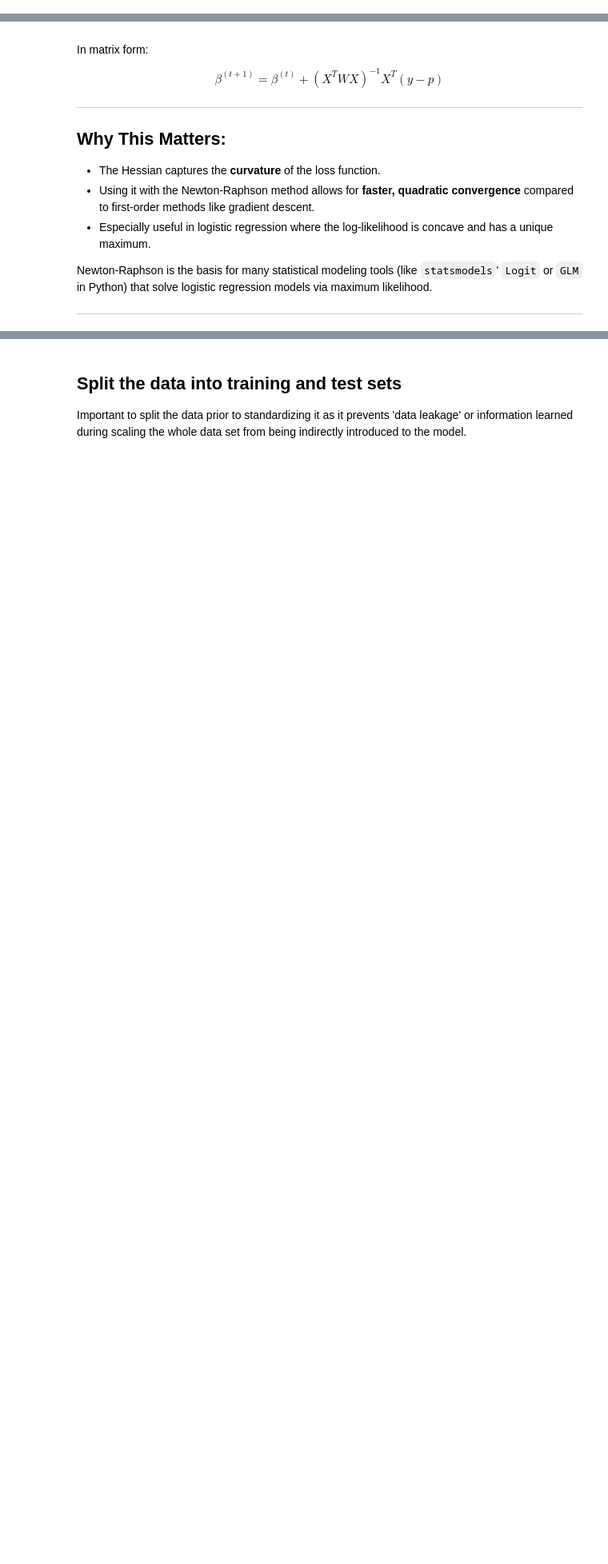
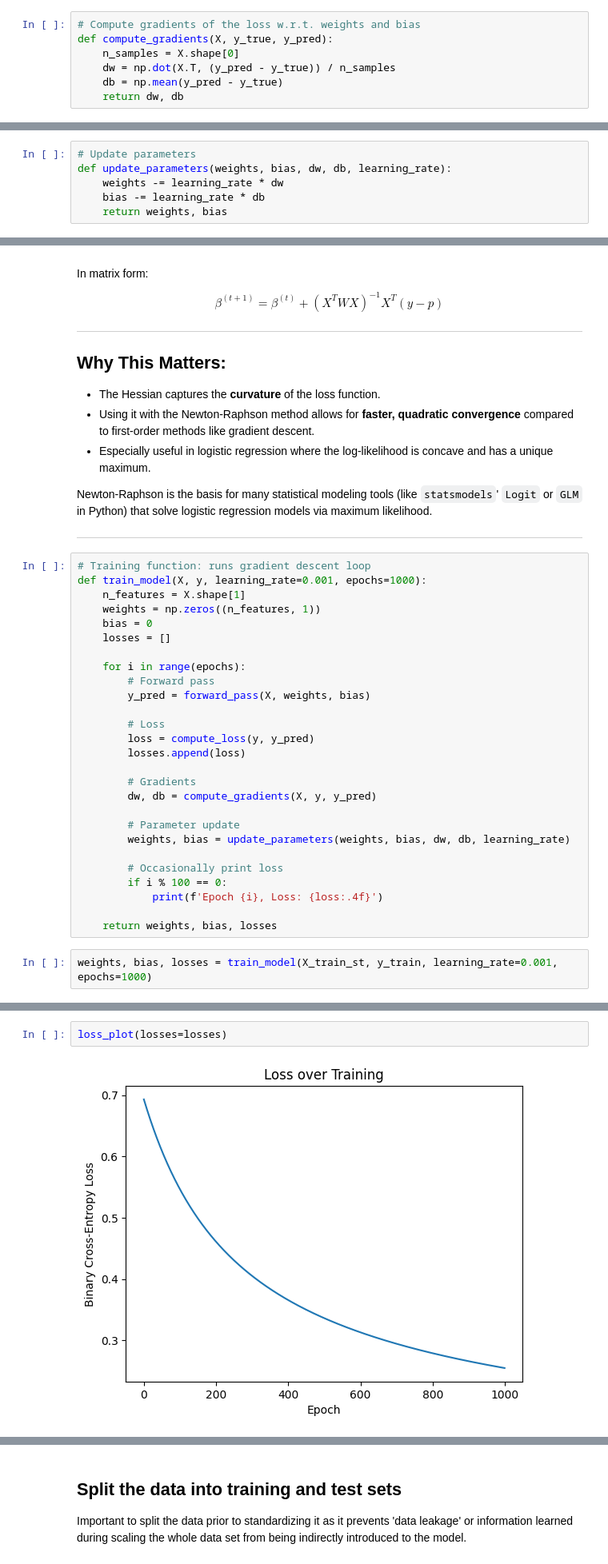
Before and after one commit to mickeyadd/my_risk_toolkit, a Jupyter notebook: Machine Learning Notes/Classification Models/Logistic Regression.ipynb, the cells around one changed output, grey strips where cells are left out. Shown at 80% size. Drawn from its saved outputs; the diff is of its cells as text; blank space fills up the shorter version.

```diff
--- a/Machine Learning Notes/Classification Models/Logistic Regression.ipynb
+++ b/Machine Learning Notes/Classification Models/Logistic Regression.ipynb
@@ -226,0 +457,7 @@ $$
+# %%
+# Compute gradients of the loss w.r.t. weights and bias
+def compute_gradients(X, y_true, y_pred):
+    n_samples = X.shape[0]
+    dw = np.dot(X.T, (y_pred - y_true)) / n_samples
+    db = np.mean(y_pred - y_true)
+    return dw, db
@@ -227,3 +488,9 @@ $$
+# %%
+# Update parameters
+def update_parameters(weights, bias, dw, db, learning_rate):
+    weights -= learning_rate * dw
+    bias -= learning_rate * db
+    return weights, bias
 # %% [markdown]
 ## Hessian of the Loss Function
 
@@ -269,3 +536,32 @@ $$
 Newton-Raphson is the basis for many statistical modeling tools (like `statsmodels`' `Logit` or `GLM` in Python) that solve logistic regression models via maximum likelihood.
 
 ---
+# %%
+# Training function: runs gradient descent loop
+def train_model(X, y, learning_rate=0.001, epochs=1000):
+    n_features = X.shape[1]
+    weights = np.zeros((n_features, 1))
+    bias = 0
+    losses = []
+
+    for i in range(epochs):
+        # Forward pass
+        y_pred = forward_pass(X, weights, bias)
+
+        # Loss
+        loss = compute_loss(y, y_pred)
+        losses.append(loss)
+
+        # Gradients
+        dw, db = compute_gradients(X, y, y_pred)
+
+        # Parameter update
+        weights, bias = update_parameters(weights, bias, dw, db, learning_rate)
+
+        # Occasionally print loss
+        if i % 100 == 0:
+            print(f'Epoch {i}, Loss: {loss:.4f}')
+
+    return weights, bias, losses
+# %%
+weights, bias, losses = train_model(X_train_st, y_train, learning_rate=0.001, epochs=1000)
@@ -271,0 +581,4 @@ Newton-Raphson is the basis for many statistical modeling tools (like `statsmode
+# %%
+loss_plot(losses=losses)
+# %% [output]
+[figure, added]
```
Also changed, not shown: parts of 55 cells of this notebook, 1 other file.
